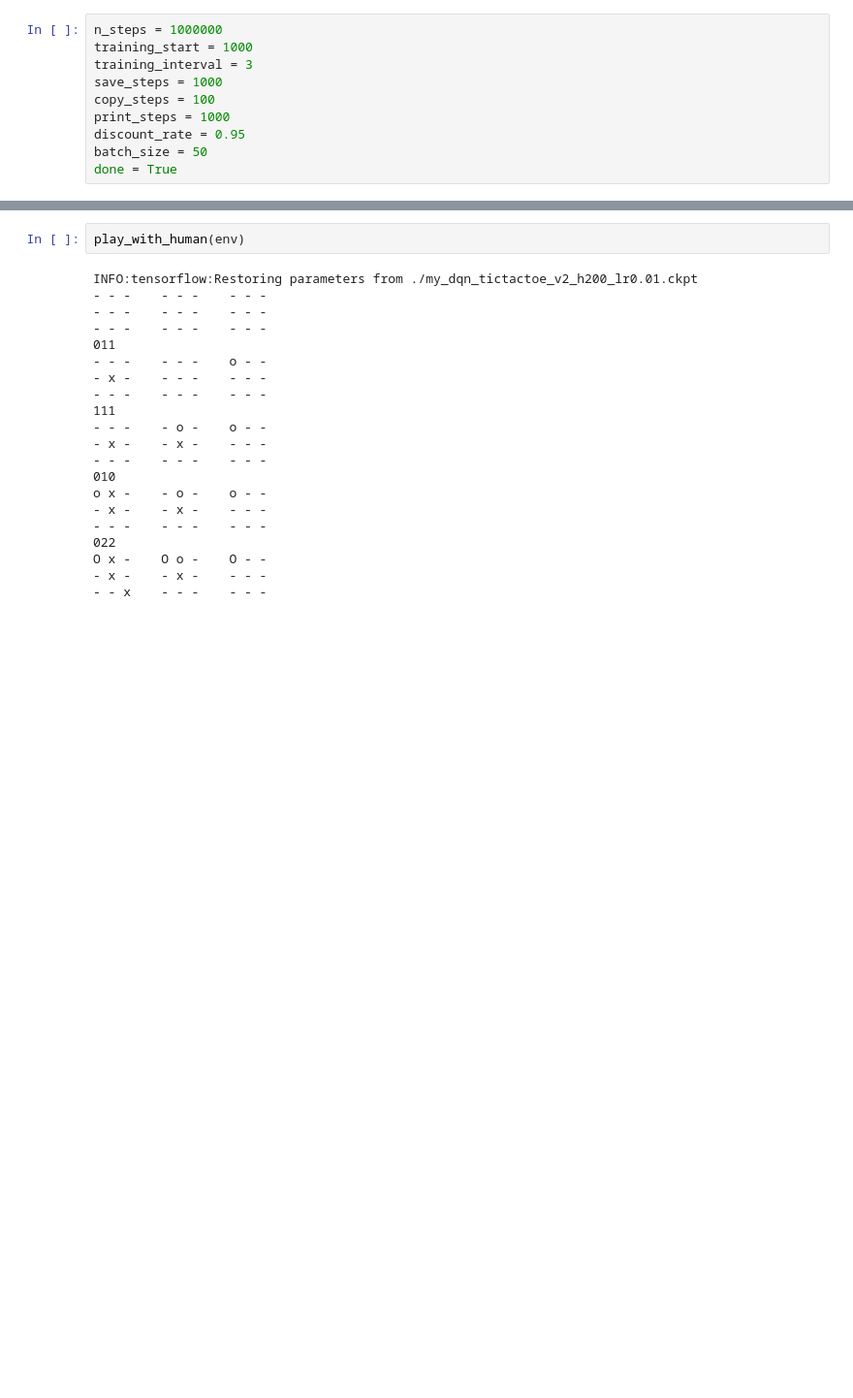
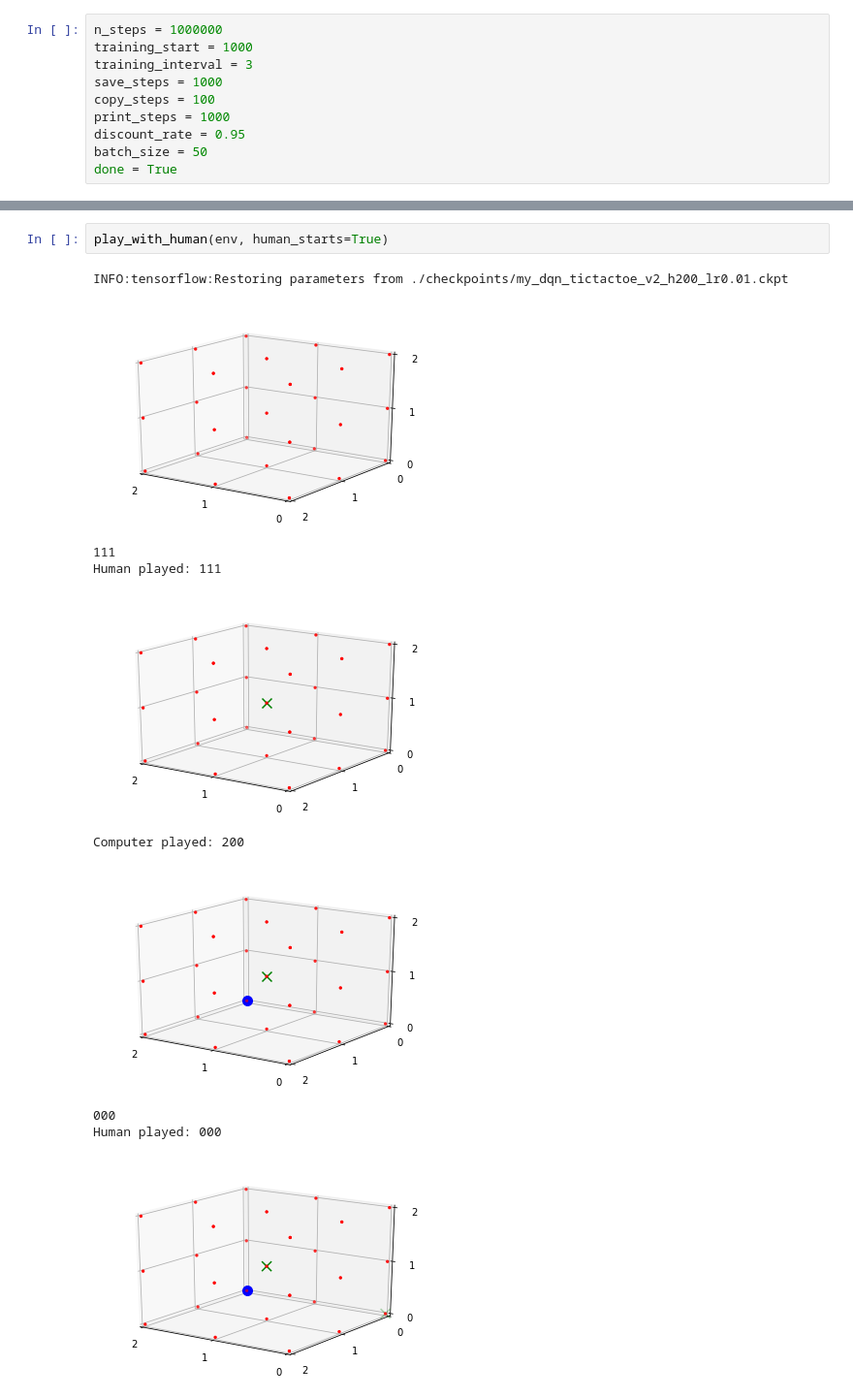
Before and after one commit to shkreza/gym-tictactoe3d, a Jupyter notebook: learning/TicTacToe-RL-DQN-TF-v2-eval.ipynb, the cells around one changed output, grey strips where cells are left out. Shown at 97% size. Cells and saved outputs as stored; diff of their text form; blank space fills up the shorter version.

```diff
--- a/learning/TicTacToe-RL-DQN-TF-v2-eval.ipynb
+++ b/learning/TicTacToe-RL-DQN-TF-v2-eval.ipynb
@@ -161,23 +190,13 @@ INFO:tensorflow:Restoring parameters from ./my_dqn_tictactoe_v2_h200_lr0.01.ckpt
 # %%
-play_with_human(env)
+play_with_human(env, human_starts=True)
 # %% [output]
-INFO:tensorflow:Restoring parameters from ./my_dqn_tictactoe_v2_h200_lr0.01.ckpt
-- - -    - - -    - - -
-- - -    - - -    - - -
-- - -    - - -    - - -
-011
-- - -    - - -    o - -
-- x -    - - -    - - -
-- - -    - - -    - - -
-111
-- - -    - o -    o - -
-- x -    - x -    - - -
-- - -    - - -    - - -
-010
-o x -    - o -    o - -
-- x -    - x -    - - -
-- - -    - - -    - - -
-022
-O x -    O o -    O - -
-- x -    - x -    - - -
-- - x    - - -    - - -
+INFO:tensorflow:Restoring parameters from ./checkpoints/my_dqn_tictactoe_v2_h200_lr0.01.ckpt
+[figure, added]
+111
+Human played: 111
+[figure, added]
+Computer played: 200
+[figure, added]
+000
+Human played: 000
+[figure, added]
```
Also changed, not shown: parts of 7 cells of this notebook.
